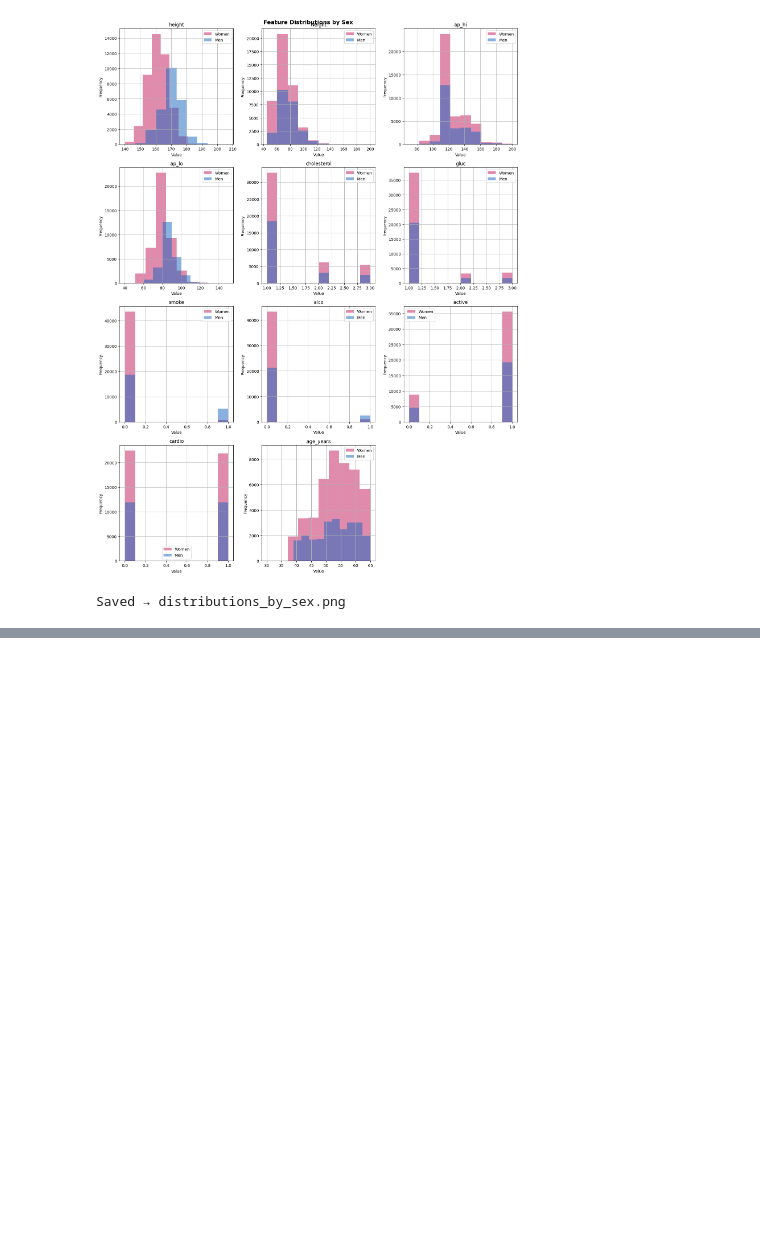
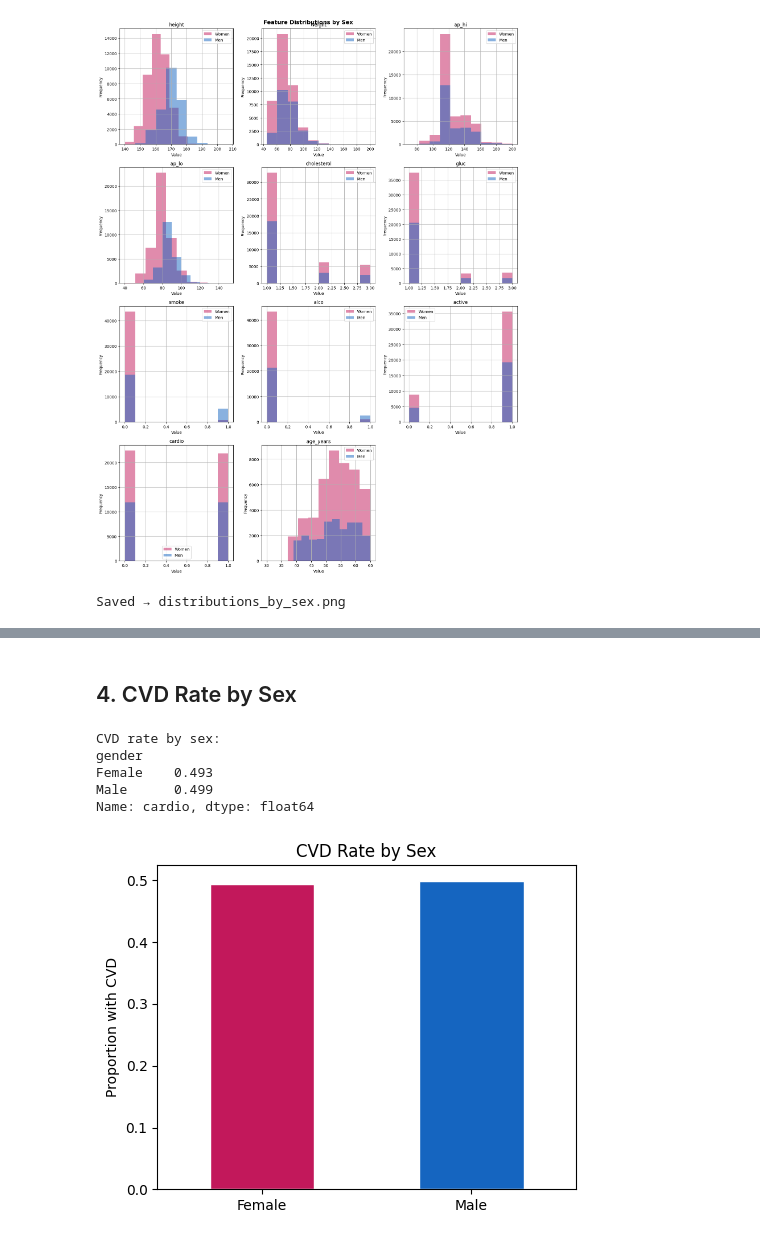
Before and after one commit to Kavisha612/Dissertation_ExplainableAI, a Jupyter notebook: data/preprocessing_notebooks/02_eda.ipynb, the cells around one changed output, grey strips where cells are left out. Drawn from its saved outputs; the diff is of its cells as text; code cells hidden in the pictures; blank space fills up the shorter version.

```diff
--- a/data/preprocessing_notebooks/02_eda.ipynb
+++ b/data/preprocessing_notebooks/02_eda.ipynb
@@ -68,0 +106,23 @@ Saved → distributions_by_sex.png
+# %% [markdown]
+## 4. CVD Rate by Sex
+# %%
+cvd_by_sex = df.groupby("gender")["cardio"].mean().rename({0: "Female", 1: "Male"})
+print("CVD rate by sex:")
+print(cvd_by_sex.round(3))
+
+fig, ax = plt.subplots(figsize=(5, 4))
+cvd_by_sex.plot(kind="bar", ax=ax, color=["#c2185b", "#1565c0"], edgecolor="white")
+ax.set_title("CVD Rate by Sex")
+ax.set_ylabel("Proportion with CVD")
+ax.set_xlabel("")
+ax.set_xticklabels(["Female", "Male"], rotation=0)
+plt.tight_layout()
+plt.savefig(OUTPUT_DIR / "cvd_rate_by_sex.png", dpi=150, bbox_inches="tight")
+plt.show()
+# %% [output]
+CVD rate by sex:
+gender
+Female    0.493
+Male      0.499
+Name: cardio, dtype: float64
+[figure, added]
```
Also changed, not shown: parts of 14 cells of this notebook.
